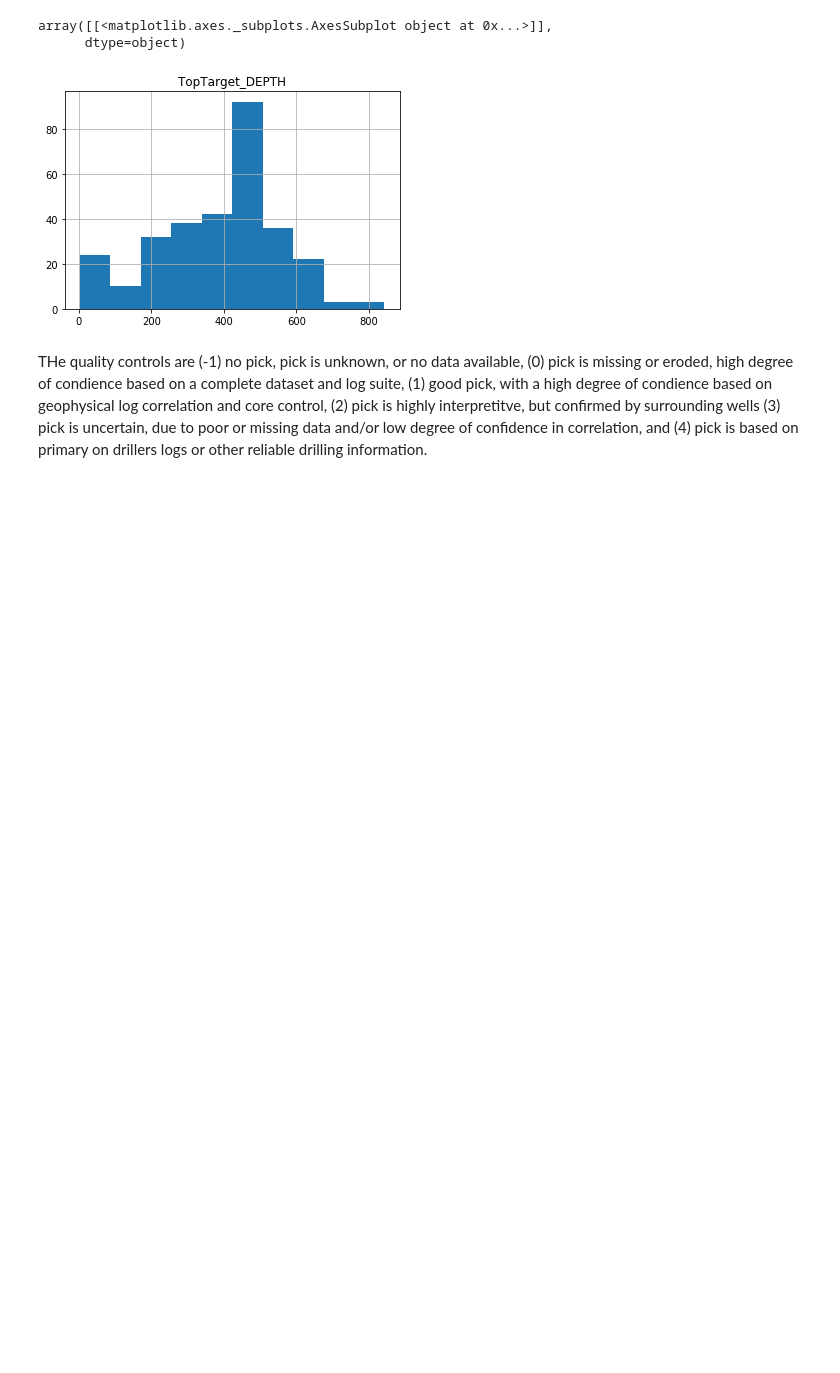
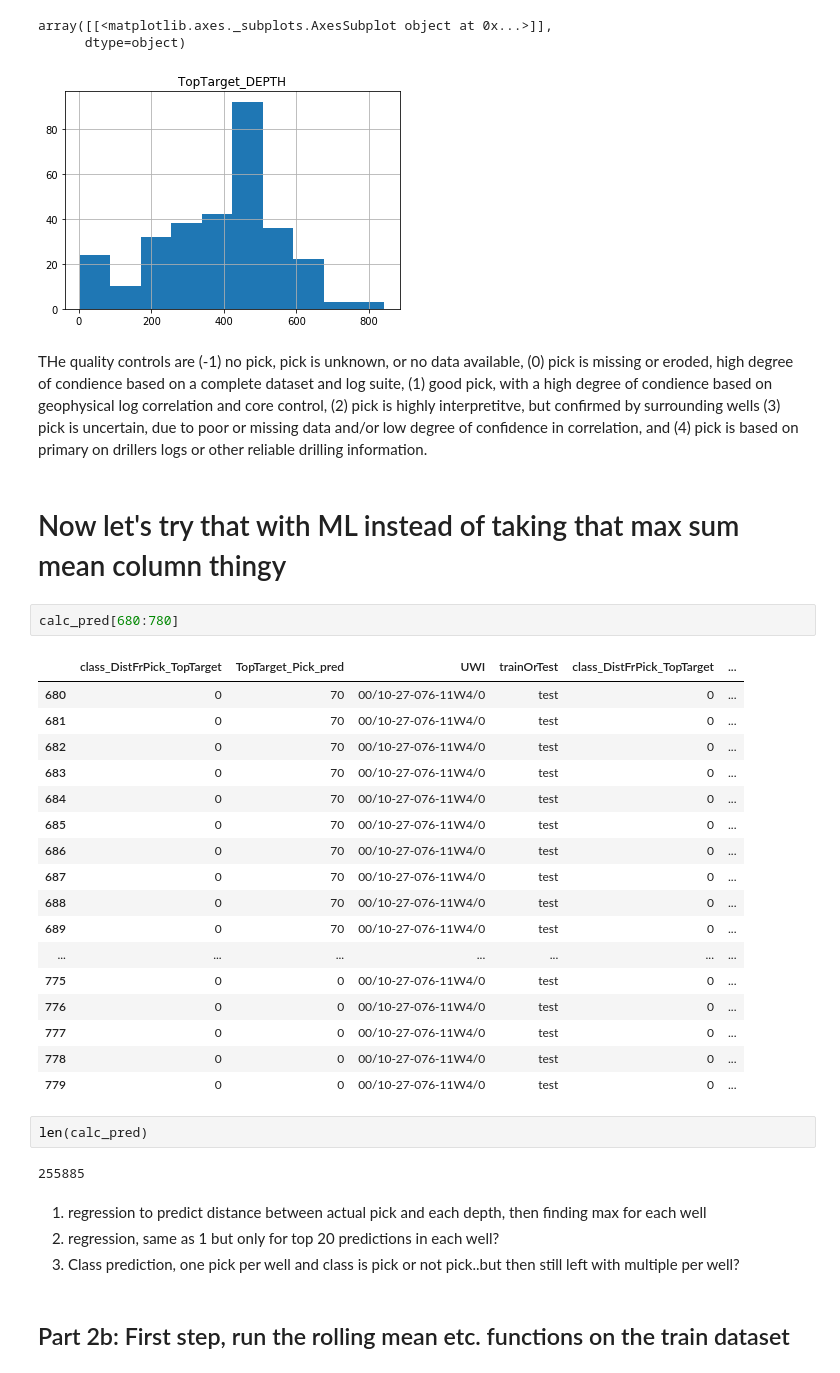
Before and after one commit to JustinGOSSES/MannvilleGroup_Strat_Hackathon, a Jupyter notebook: notebooks_2018/modular_redo/Machine_Learning/Machine_Learning_PostSplit_vG_AfterAbstractAAPG_20181007.ipynb, the cells around one changed output. Cells and saved outputs as stored; diff of their text form; blank space fills up the shorter version.

Commit message:
things left not committed from before

```diff
--- a/notebooks_2018/modular_redo/Machine_Learning/Machine_Learning_PostSplit_vG_AfterAbstractAAPG_20181007.ipynb
+++ b/notebooks_2018/modular_redo/Machine_Learning/Machine_Learning_PostSplit_vG_AfterAbstractAAPG_20181007.ipynb
@@ -483,3 +618,35 @@ array([[<matplotlib.axes._subplots.AxesSubplot object at 0x...>]],
 [figure]
 # %% [markdown]
 THe quality controls are (-1) no pick, pick is unknown, or no data available, (0) pick is missing or eroded, high degree of condience based on a complete dataset and log suite, (1) good pick, with a high degree of condience based on geophysical log correlation and core control, (2) pick is highly interpretitve, but confirmed by surrounding wells (3) pick is uncertain, due to poor or missing data and/or low degree of confidence in correlation, and (4) pick is based on primary on drillers logs or other reliable drilling information.
+# %% [markdown]
+# Now let's try that with ML instead of taking that max sum mean column thingy
+# %%
+calc_pred[680:780]
+# %% [output]
+|  | class_DistFrPick_TopTarget | TopTarget_Pick_pred | UWI | trainOrTest | class_DistFrPick_TopTarget | ... |
+| 680 | 0 | 70 | 00/10-27-076-11W4/0 | test | 0 | ... |
+| 681 | 0 | 70 | 00/10-27-076-11W4/0 | test | 0 | ... |
+| 682 | 0 | 70 | 00/10-27-076-11W4/0 | test | 0 | ... |
+| 683 | 0 | 70 | 00/10-27-076-11W4/0 | test | 0 | ... |
+| 684 | 0 | 70 | 00/10-27-076-11W4/0 | test | 0 | ... |
+| 685 | 0 | 70 | 00/10-27-076-11W4/0 | test | 0 | ... |
+| 686 | 0 | 70 | 00/10-27-076-11W4/0 | test | 0 | ... |
+| 687 | 0 | 70 | 00/10-27-076-11W4/0 | test | 0 | ... |
+| 688 | 0 | 70 | 00/10-27-076-11W4/0 | test | 0 | ... |
+| 689 | 0 | 70 | 00/10-27-076-11W4/0 | test | 0 | ... |
+| ... | ... | ... | ... | ... | ... | ... |
+| 775 | 0 | 0 | 00/10-27-076-11W4/0 | test | 0 | ... |
+| 776 | 0 | 0 | 00/10-27-076-11W4/0 | test | 0 | ... |
+| 777 | 0 | 0 | 00/10-27-076-11W4/0 | test | 0 | ... |
+| 778 | 0 | 0 | 00/10-27-076-11W4/0 | test | 0 | ... |
+| 779 | 0 | 0 | 00/10-27-076-11W4/0 | test | 0 | ... |
+# %%
+len(calc_pred)
+# %% [output]
+255885
+# %% [markdown]
+1. regression to predict distance between actual pick and each depth, then finding max for each well
+2. regression, same as 1 but only for top 20 predictions in each well?
+3. Class prediction, one pick per well and class is pick or not pick..but then still left with multiple per well?
+# %% [markdown]
+## Part 2b: First step, run the rolling mean etc. functions on the train dataset
```
Also changed, not shown: parts of 105 cells of this notebook, 1 other file.
